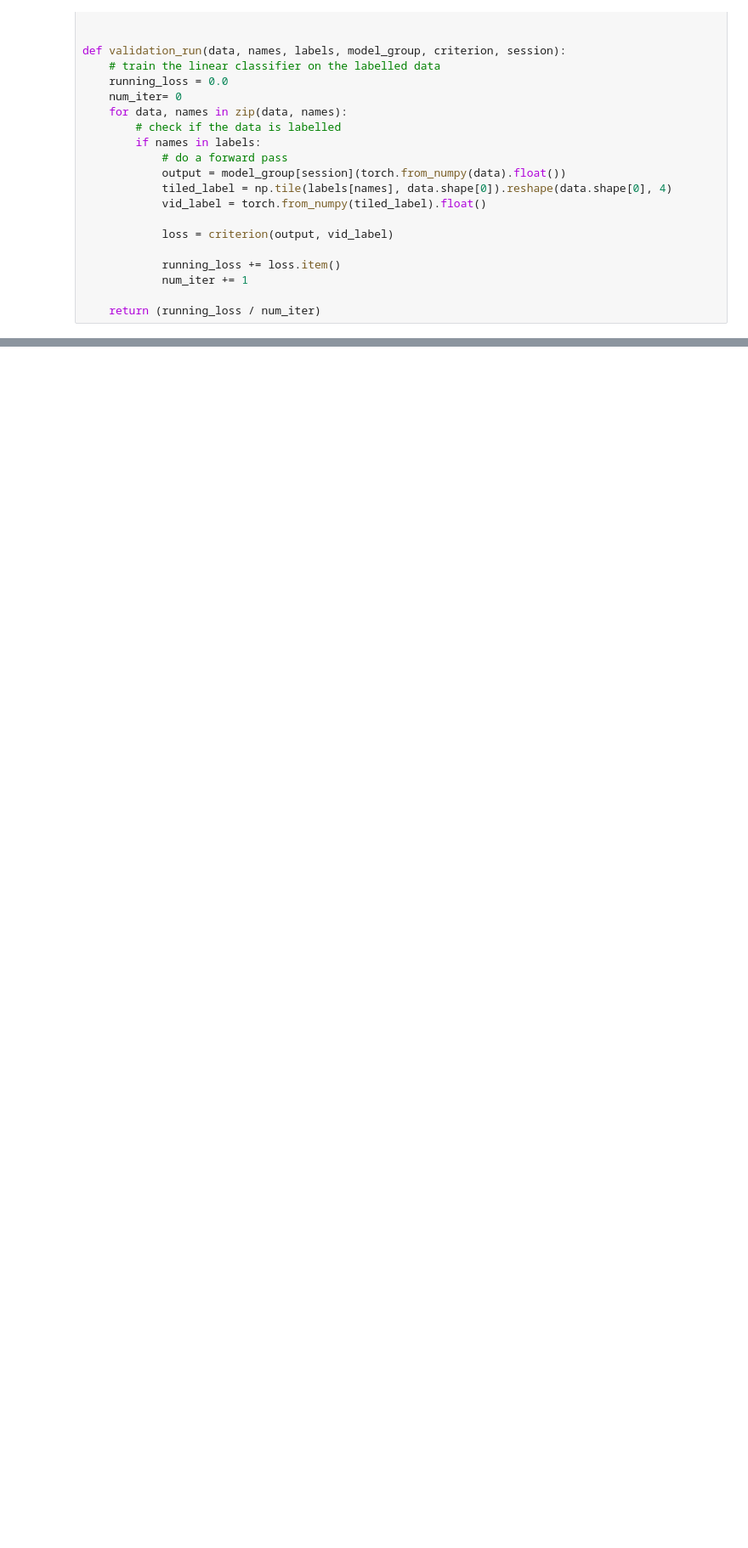
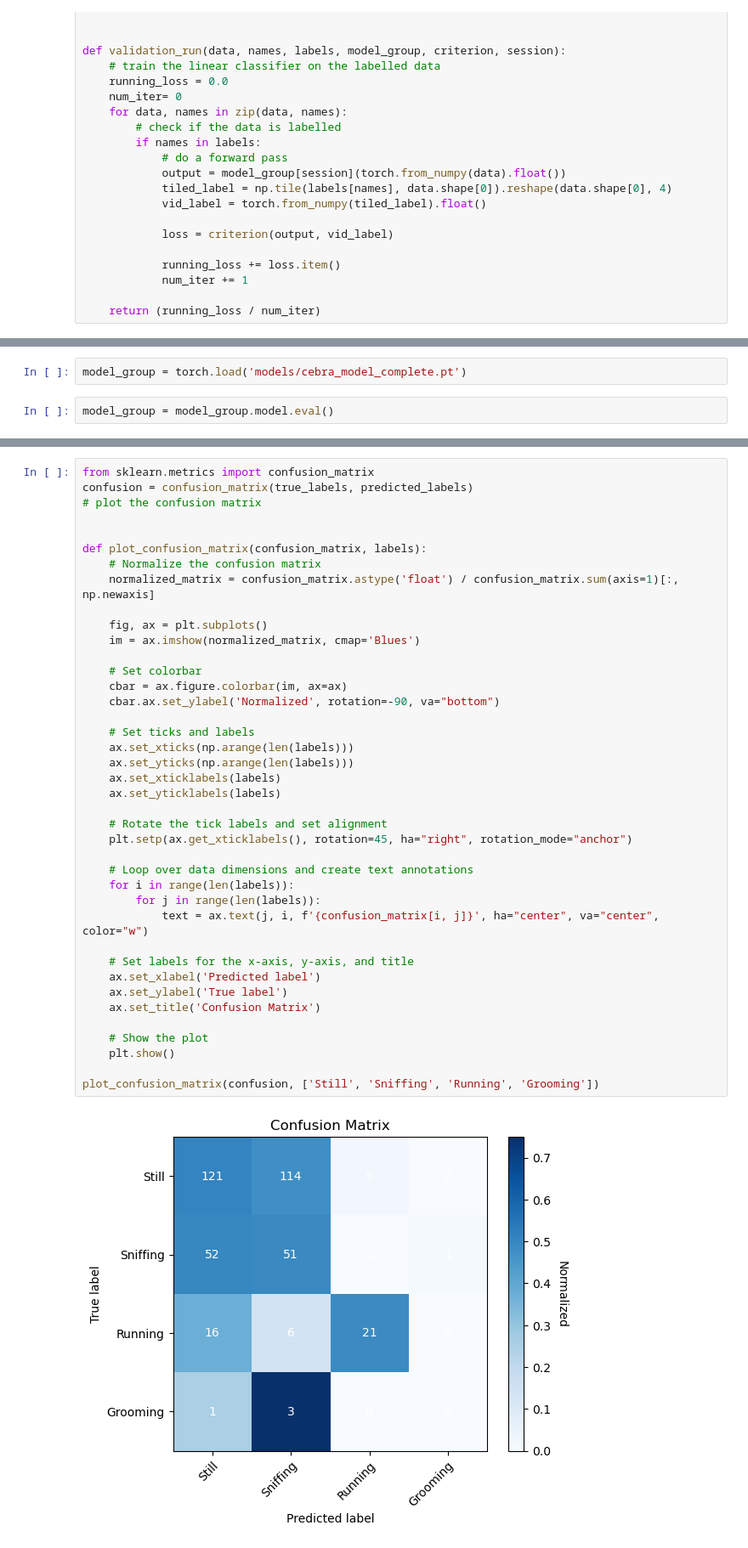
Before and after one commit to Tsuchijo/CEBRA-training, a Jupyter notebook: train_classifier.ipynb, the cells around one changed output, grey strips where cells are left out. Shown at 85% size. Cells and saved outputs as stored; diff of their text form; blank space fills up the shorter version.

Commit message:
Added Confusion matrix for classification

```diff
--- a/train_classifier.ipynb
+++ b/train_classifier.ipynb
@@ -114,0 +169,4 @@ torch.save(classifiers, 'models/cebra_classifier_complete.pt')
+# %%
+model_group = torch.load('models/cebra_model_complete.pt')
+# %%
+model_group = model_group.model.eval()
@@ -114,0 +237,42 @@ torch.save(classifiers, 'models/cebra_classifier_complete.pt')
+# %%
+from sklearn.metrics import confusion_matrix
+confusion = confusion_matrix(true_labels, predicted_labels)
+# plot the confusion matrix
+
+
+def plot_confusion_matrix(confusion_matrix, labels):
+    # Normalize the confusion matrix
+    normalized_matrix = confusion_matrix.astype('float') / confusion_matrix.sum(axis=1)[:, np.newaxis]
+
+    fig, ax = plt.subplots()
+    im = ax.imshow(normalized_matrix, cmap='Blues')
+
+    # Set colorbar
+    cbar = ax.figure.colorbar(im, ax=ax)
+    cbar.ax.set_ylabel('Normalized', rotation=-90, va="bottom")
+
+    # Set ticks and labels
+    ax.set_xticks(np.arange(len(labels)))
+    ax.set_yticks(np.arange(len(labels)))
+    ax.set_xticklabels(labels)
+    ax.set_yticklabels(labels)
+
+    # Rotate the tick labels and set alignment
+    plt.setp(ax.get_xticklabels(), rotation=45, ha="right", rotation_mode="anchor")
+
+    # Loop over data dimensions and create text annotations
+    for i in range(len(labels)):
+        for j in range(len(labels)):
+            text = ax.text(j, i, f'{confusion_matrix[i, j]}', ha="center", va="center", color="w")
+
+    # Set labels for the x-axis, y-axis, and title
+    ax.set_xlabel('Predicted label')
+    ax.set_ylabel('True label')
+    ax.set_title('Confusion Matrix')
+
+    # Show the plot
+    plt.show()
+
+plot_confusion_matrix(confusion, ['Still', 'Sniffing', 'Running', 'Grooming'])
+# %% [output]
+[figure, added]
```
Also changed, not shown: parts of 10 cells of this notebook, 2 other files.
